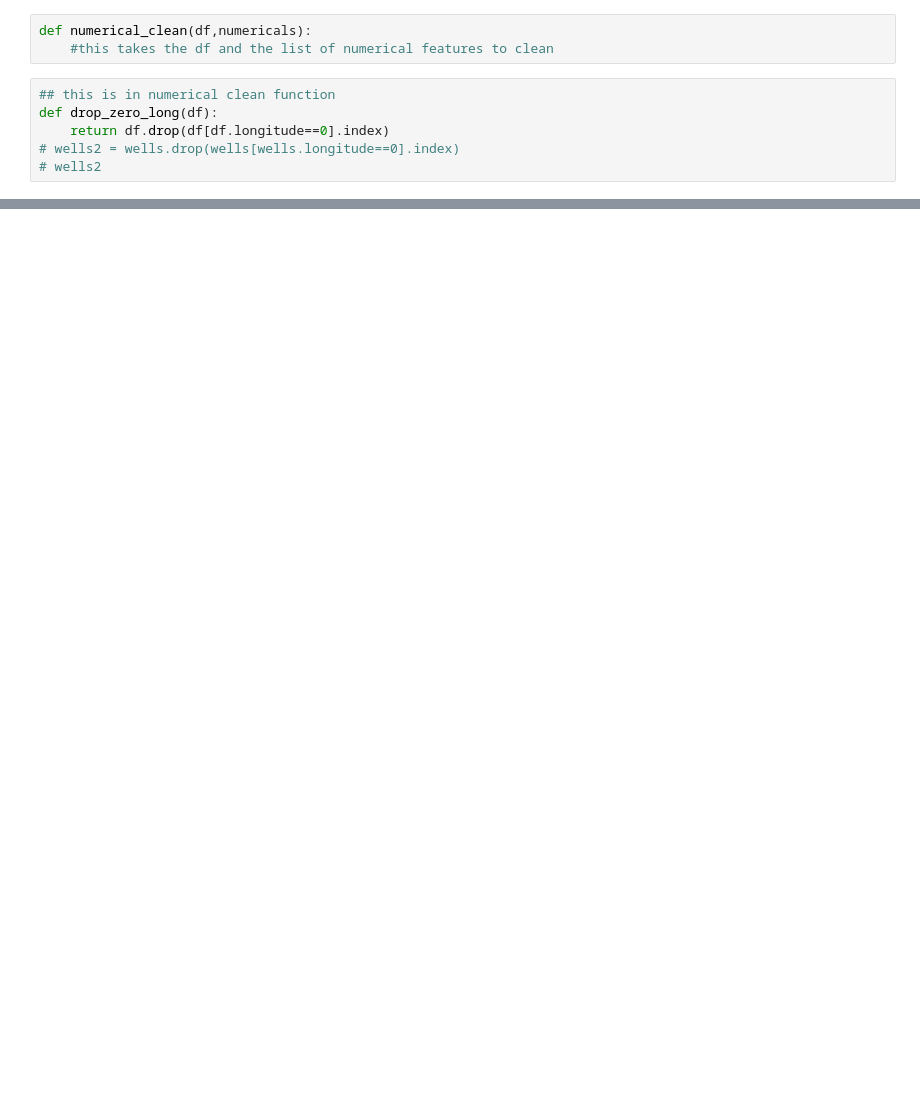
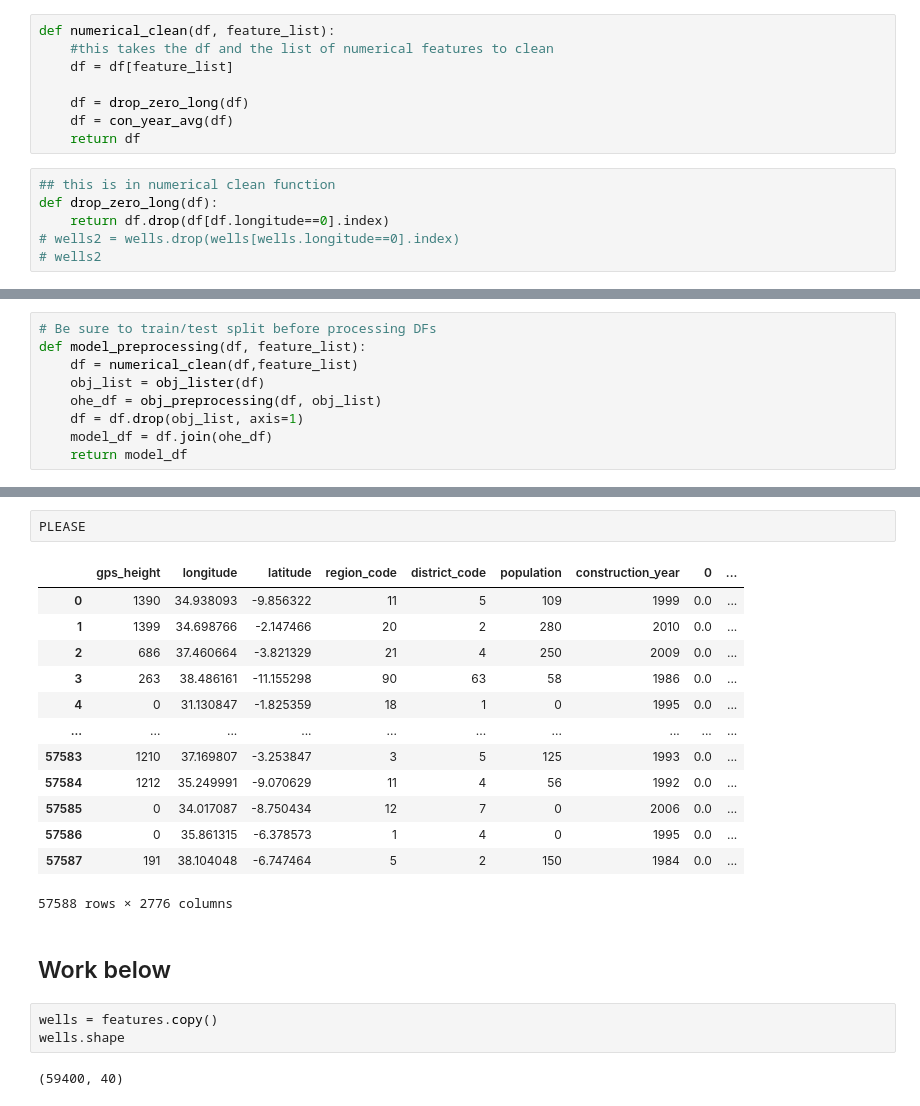
Before and after one commit to hoffm386/tanzania-water-wells, a Jupyter notebook: notebooks/exploratory/2.0-aa-EDA.ipynb, the cells around one changed output, grey strips where cells are left out. Drawn from its saved outputs; the diff is of its cells as text; blank space fills up the shorter version.

```diff
--- a/notebooks/exploratory/2.0-aa-EDA.ipynb
+++ b/notebooks/exploratory/2.0-aa-EDA.ipynb
@@ -489,6 +512,11 @@ objects, numericals = feature_splitter(wells_subset,features_list)
 # %%
-def numerical_clean(df,numericals):
+def numerical_clean(df, feature_list):
     #this takes the df and the list of numerical features to clean
+    df = df[feature_list]
+
+    df = drop_zero_long(df)
+    df = con_year_avg(df)
+    return df
 # %%
 ## this is in numerical clean function
 def drop_zero_long(df):
@@ -532,0 +623,9 @@ wells_test['construction_year'] = wells_test.apply(con_year, axis=1)
+# %%
+# Be sure to train/test split before processing DFs
+def model_preprocessing(df, feature_list):
+    df = numerical_clean(df,feature_list)
+    obj_list = obj_lister(df)
+    ohe_df = obj_preprocessing(df, obj_list)
+    df = df.drop(obj_list, axis=1)
+    model_df = df.join(ohe_df)
+    return model_df
@@ -532,0 +638,23 @@ wells_test['construction_year'] = wells_test.apply(con_year, axis=1)
+# %%
+PLEASE
+# %% [output]
+|  | gps_height | longitude | latitude | region_code | district_code | population | construction_year | 0 | ... |
+| 0 | 1390 | 34.938093 | -9.856322 | 11 | 5 | 109 | 1999 | 0.0 | ... |
+| 1 | 1399 | 34.698766 | -2.147466 | 20 | 2 | 280 | 2010 | 0.0 | ... |
+| 2 | 686 | 37.460664 | -3.821329 | 21 | 4 | 250 | 2009 | 0.0 | ... |
+| 3 | 263 | 38.486161 | -11.155298 | 90 | 63 | 58 | 1986 | 0.0 | ... |
+| 4 | 0 | 31.130847 | -1.825359 | 18 | 1 | 0 | 1995 | 0.0 | ... |
+| ... | ... | ... | ... | ... | ... | ... | ... | ... | ... |
+| 57583 | 1210 | 37.169807 | -3.253847 | 3 | 5 | 125 | 1993 | 0.0 | ... |
+| 57584 | 1212 | 35.249991 | -9.070629 | 11 | 4 | 56 | 1992 | 0.0 | ... |
+| 57585 | 0 | 34.017087 | -8.750434 | 12 | 7 | 0 | 2006 | 0.0 | ... |
+| 57586 | 0 | 35.861315 | -6.378573 | 1 | 4 | 0 | 1995 | 0.0 | ... |
+| 57587 | 191 | 38.104048 | -6.747464 | 5 | 2 | 150 | 1984 | 0.0 | ... |
+57588 rows × 2776 columns
+# %% [markdown]
+## Work below
+# %%
+wells = features.copy()
+wells.shape
+# %% [output]
+(59400, 40)
```
Also changed, not shown: parts of 31 cells of this notebook.
